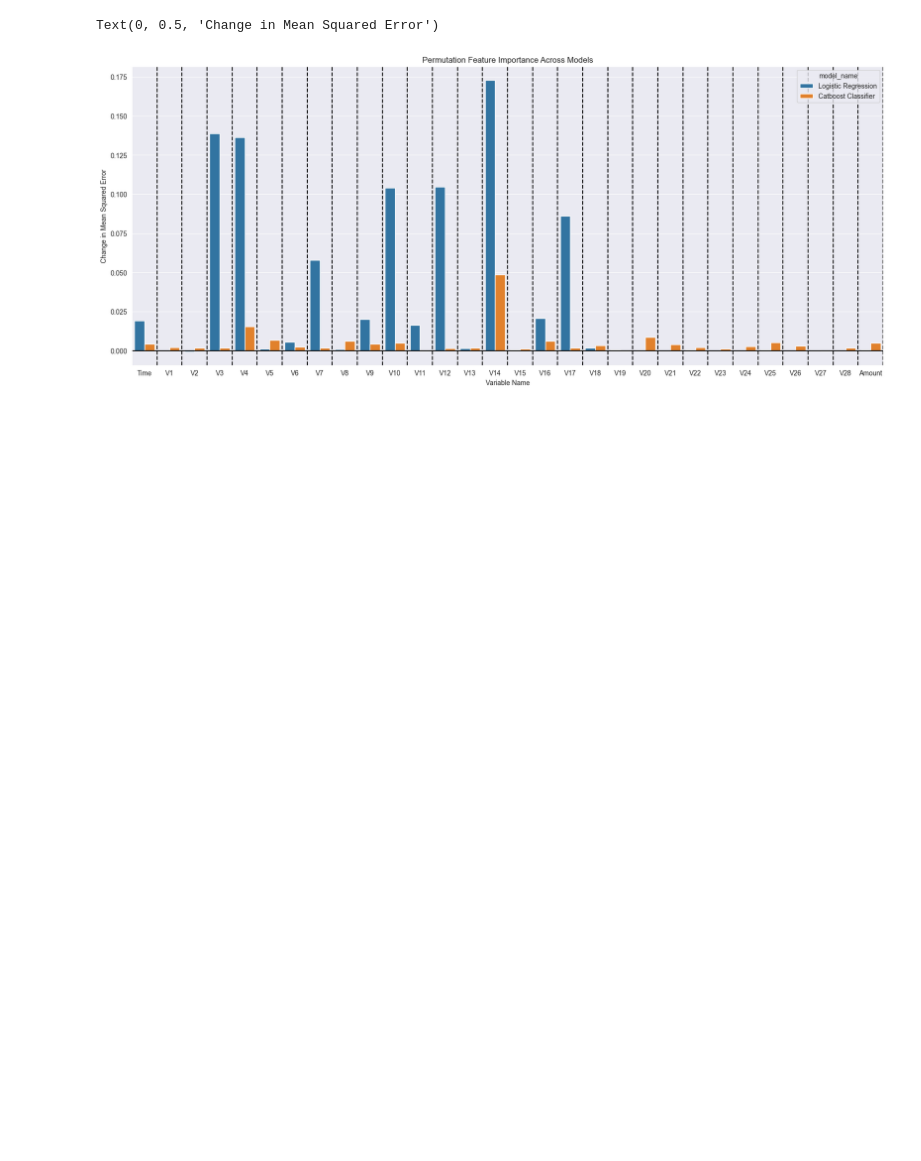
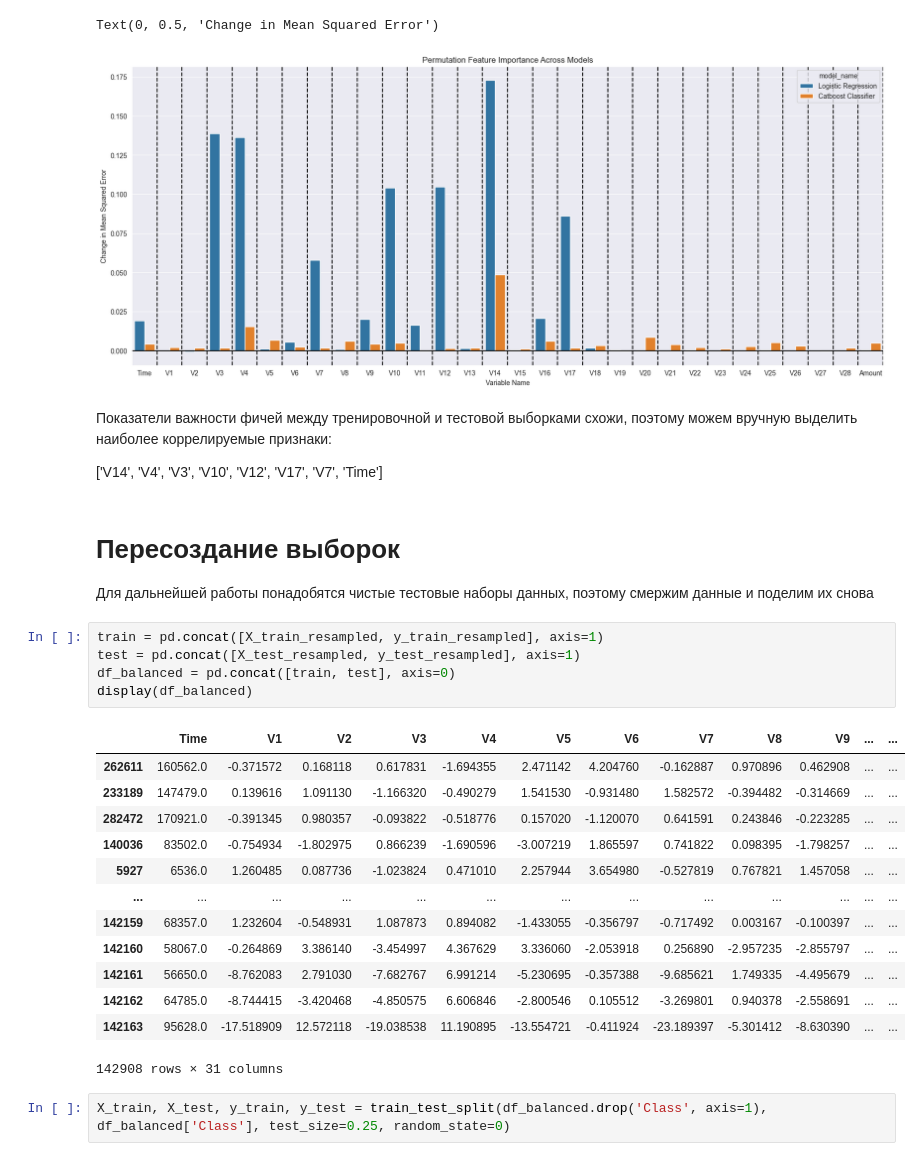
Before and after one commit to KirillPogranichny/ml-fefu-course, a Jupyter notebook: XGBoost.ipynb, the cells around one changed output. Saved outputs shown, nothing was run; the diff lists cells and outputs as text; blank space fills up the shorter version.

```diff
--- a/XGBoost.ipynb
+++ b/XGBoost.ipynb
@@ -276,3 +280,31 @@ plt.ylabel("Change in Mean Squared Error")
 # %% [output]
 Text(0, 0.5, 'Change in Mean Squared Error')
 [figure]
+# %% [markdown]
+Показатели важности фичей между тренировочной и тестовой выборками схожи, поэтому можем вручную выделить наиболее коррелируемые признаки:
+
+['V14', 'V4', 'V3', 'V10', 'V12', 'V17', 'V7', 'Time']
+# %% [markdown]
+# Пересоздание выборок
+Для дальнейшей работы понадобятся чистые тестовые наборы данных, поэтому смержим данные и поделим их снова
+# %%
+train = pd.concat([X_train_resampled, y_train_resampled], axis=1)
+test = pd.concat([X_test_resampled, y_test_resampled], axis=1)
+df_balanced = pd.concat([train, test], axis=0)
+display(df_balanced)
+# %% [output]
+|  | Time | V1 | V2 | V3 | V4 | V5 | V6 | V7 | V8 | V9 | ... | ... |
+| 262611 | 160562.0 | -0.371572 | 0.168118 | 0.617831 | -1.694355 | 2.471142 | 4.204760 | -0.162887 | 0.970896 | 0.462908 | ... | ... |
+| 233189 | 147479.0 | 0.139616 | 1.091130 | -1.166320 | -0.490279 | 1.541530 | -0.931480 | 1.582572 | -0.394482 | -0.314669 | ... | ... |
+| 282472 | 170921.0 | -0.391345 | 0.980357 | -0.093822 | -0.518776 | 0.157020 | -1.120070 | 0.641591 | 0.243846 | -0.223285 | ... | ... |
+| 140036 | 83502.0 | -0.754934 | -1.802975 | 0.866239 | -1.690596 | -3.007219 | 1.865597 | 0.741822 | 0.098395 | -1.798257 | ... | ... |
+| 5927 | 6536.0 | 1.260485 | 0.087736 | -1.023824 | 0.471010 | 2.257944 | 3.654980 | -0.527819 | 0.767821 | 1.457058 | ... | ... |
+| ... | ... | ... | ... | ... | ... | ... | ... | ... | ... | ... | ... | ... |
+| 142159 | 68357.0 | 1.232604 | -0.548931 | 1.087873 | 0.894082 | -1.433055 | -0.356797 | -0.717492 | 0.003167 | -0.100397 | ... | ... |
+| 142160 | 58067.0 | -0.264869 | 3.386140 | -3.454997 | 4.367629 | 3.336060 | -2.053918 | 0.256890 | -2.957235 | -2.855797 | ... | ... |
+| 142161 | 56650.0 | -8.762083 | 2.791030 | -7.682767 | 6.991214 | -5.230695 | -0.357388 | -9.685621 | 1.749335 | -4.495679 | ... | ... |
+| 142162 | 64785.0 | -8.744415 | -3.420468 | -4.850575 | 6.606846 | -2.800546 | 0.105512 | -3.269801 | 0.940378 | -2.558691 | ... | ... |
+| 142163 | 95628.0 | -17.518909 | 12.572118 | -19.038538 | 11.190895 | -13.554721 | -0.411924 | -23.189397 | -5.301412 | -8.630390 | ... | ... |
+142908 rows × 31 columns
+# %%
+X_train, X_test, y_train, y_test = train_test_split(df_balanced.drop('Class', axis=1), df_balanced['Class'], test_size=0.25, random_state=0)
```
Also changed, not shown: parts of 12 cells of this notebook.
